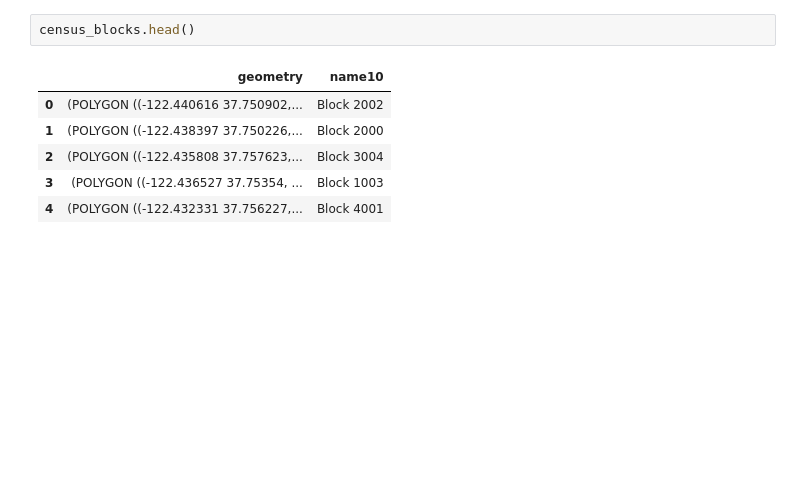
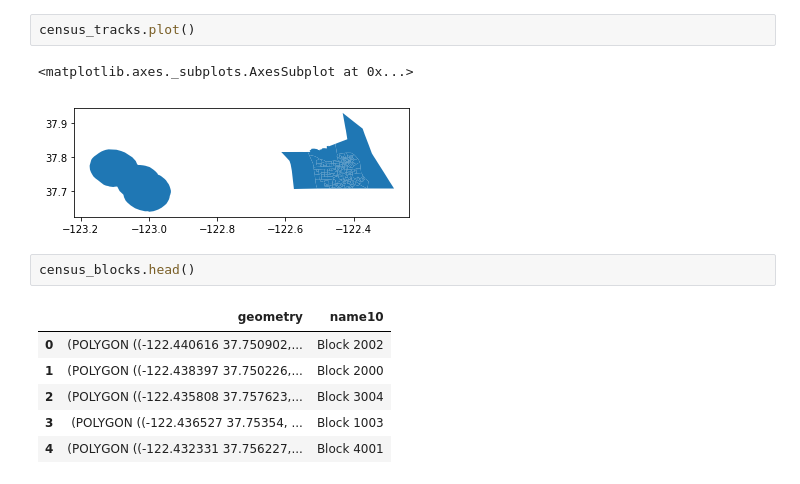
Before and after one commit to johniselin/info254_sfo_police, a Jupyter notebook: dataset_modification.ipynb, the cells around one changed output. Cells and saved outputs as stored; diff of their text form; blank space fills up the shorter version.

```diff
--- a/dataset_modification.ipynb
+++ b/dataset_modification.ipynb
@@ -56,3 +119,8 @@ census_tracks.head()
+# %%
+census_tracks.plot()
+# %% [output]
+<matplotlib.axes._subplots.AxesSubplot at 0x...>
+[figure, added]
 # %%
 census_blocks.head()
 # %% [output]
```
Also changed, not shown: parts of 16 cells of this notebook.
